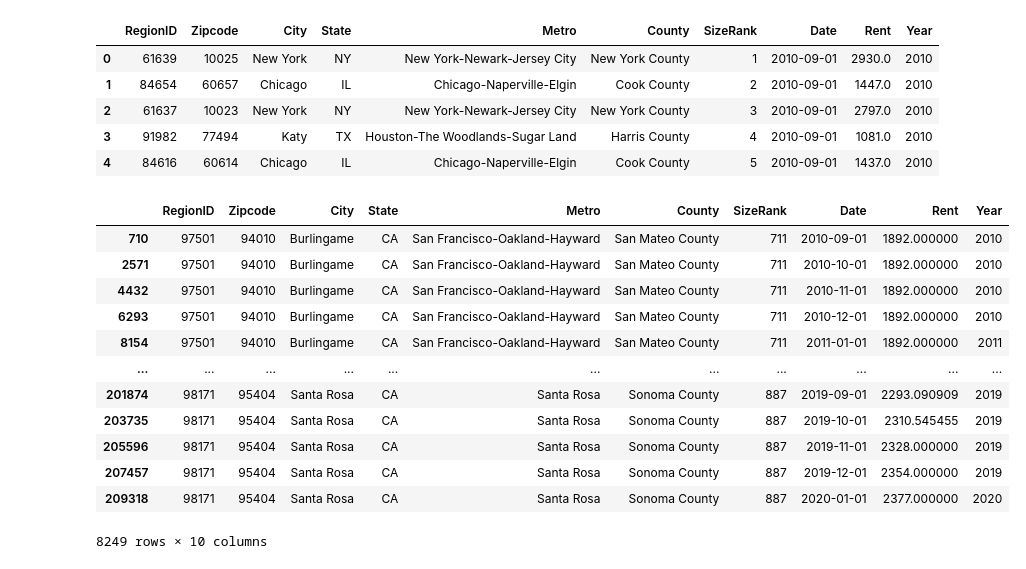
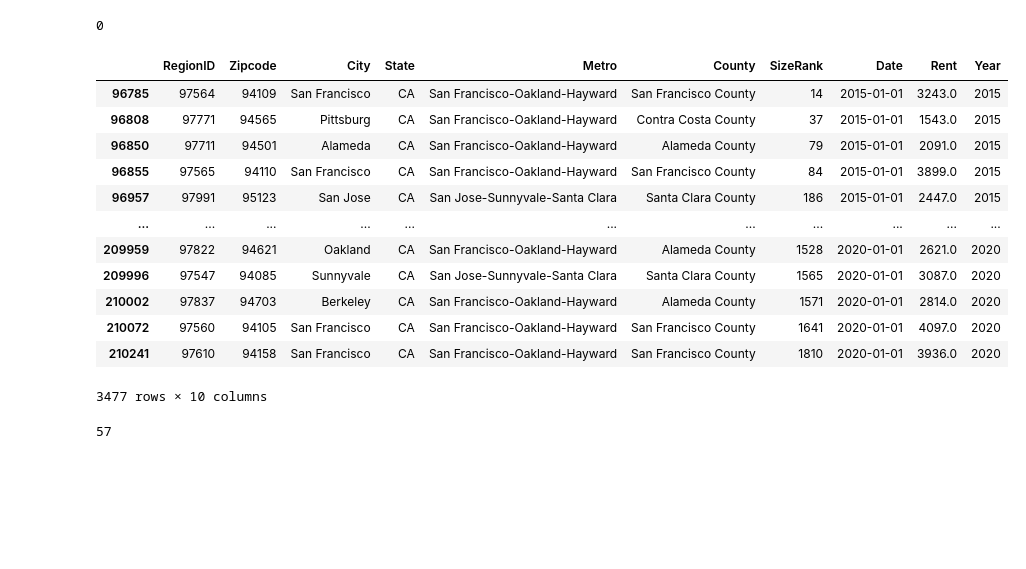
Before and after one commit to EugeniaDickson/zillow_rent_index, a Jupyter notebook: Jane/model_testing.ipynb, the cells around one changed output. Saved outputs shown, nothing was run; the diff lists cells and outputs as text; code cells hidden in the pictures; blank space fills up the shorter version.

```diff
--- a/Jane/model_testing.ipynb
+++ b/Jane/model_testing.ipynb
@@ -9,10 +8,5 @@
-# %%
-zillow_data.head()
-# %% [output]
-|  | RegionID | Zipcode | City | State | Metro | County | SizeRank | Date | Rent | Year |
-| 0 | 61639 | 10025 | New York | NY | New York-Newark-Jersey City | New York County | 1 | 2010-09-01 | 2930.0 | 2010 |
-| 1 | 84654 | 60657 | Chicago | IL | Chicago-Naperville-Elgin | Cook County | 2 | 2010-09-01 | 1447.0 | 2010 |
-| 2 | 61637 | 10023 | New York | NY | New York-Newark-Jersey City | New York County | 3 | 2010-09-01 | 2797.0 | 2010 |
-| 3 | 91982 | 77494 | Katy | TX | Houston-The Woodlands-Sugar Land | Harris County | 4 | 2010-09-01 | 1081.0 | 2010 |
-| 4 | 84616 | 60614 | Chicago | IL | Chicago-Naperville-Elgin | Cook County | 5 | 2010-09-01 | 1437.0 | 2010 |
+# %%
+zillow_data['Rent'].isnull().sum()
+# %% [output]
+0
 # %%
@@ -23,16 +24,21 @@ metro = ['San Francisco, CA', 'San Jose, CA']
 # %%
-zillow_data[zillow_data['County'].isin(counties)].sort_values(['Zipcode', 'Date'])
+zillow_data_sf = zillow_data[zillow_data['County'].isin(counties)]
+zillow_data_sf
 # %% [output]
 |  | RegionID | Zipcode | City | State | Metro | County | SizeRank | Date | Rent | Year |
-| 710 | 97501 | 94010 | Burlingame | CA | San Francisco-Oakland-Hayward | San Mateo County | 711 | 2010-09-01 | 1892.000000 | 2010 |
-| 2571 | 97501 | 94010 | Burlingame | CA | San Francisco-Oakland-Hayward | San Mateo County | 711 | 2010-10-01 | 1892.000000 | 2010 |
-| 4432 | 97501 | 94010 | Burlingame | CA | San Francisco-Oakland-Hayward | San Mateo County | 711 | 2010-11-01 | 1892.000000 | 2010 |
-| 6293 | 97501 | 94010 | Burlingame | CA | San Francisco-Oakland-Hayward | San Mateo County | 711 | 2010-12-01 | 1892.000000 | 2010 |
-| 8154 | 97501 | 94010 | Burlingame | CA | San Francisco-Oakland-Hayward | San Mateo County | 711 | 2011-01-01 | 1892.000000 | 2011 |
+| 96785 | 97564 | 94109 | San Francisco | CA | San Francisco-Oakland-Hayward | San Francisco County | 14 | 2015-01-01 | 3243.0 | 2015 |
+| 96808 | 97771 | 94565 | Pittsburg | CA | San Francisco-Oakland-Hayward | Contra Costa County | 37 | 2015-01-01 | 1543.0 | 2015 |
+| 96850 | 97711 | 94501 | Alameda | CA | San Francisco-Oakland-Hayward | Alameda County | 79 | 2015-01-01 | 2091.0 | 2015 |
+| 96855 | 97565 | 94110 | San Francisco | CA | San Francisco-Oakland-Hayward | San Francisco County | 84 | 2015-01-01 | 3899.0 | 2015 |
+| 96957 | 97991 | 95123 | San Jose | CA | San Jose-Sunnyvale-Santa Clara | Santa Clara County | 186 | 2015-01-01 | 2447.0 | 2015 |
 | ... | ... | ... | ... | ... | ... | ... | ... | ... | ... | ... |
-| 201874 | 98171 | 95404 | Santa Rosa | CA | Santa Rosa | Sonoma County | 887 | 2019-09-01 | 2293.090909 | 2019 |
-| 203735 | 98171 | 95404 | Santa Rosa | CA | Santa Rosa | Sonoma County | 887 | 2019-10-01 | 2310.545455 | 2019 |
-| 205596 | 98171 | 95404 | Santa Rosa | CA | Santa Rosa | Sonoma County | 887 | 2019-11-01 | 2328.000000 | 2019 |
-| 207457 | 98171 | 95404 | Santa Rosa | CA | Santa Rosa | Sonoma County | 887 | 2019-12-01 | 2354.000000 | 2019 |
-| 209318 | 98171 | 95404 | Santa Rosa | CA | Santa Rosa | Sonoma County | 887 | 2020-01-01 | 2377.000000 | 2020 |
+| 209959 | 97822 | 94621 | Oakland | CA | San Francisco-Oakland-Hayward | Alameda County | 1528 | 2020-01-01 | 2621.0 | 2020 |
+| 209996 | 97547 | 94085 | Sunnyvale | CA | San Jose-Sunnyvale-Santa Clara | Santa Clara County | 1565 | 2020-01-01 | 3087.0 | 2020 |
+| 210002 | 97837 | 94703 | Berkeley | CA | San Francisco-Oakland-Hayward | Alameda County | 1571 | 2020-01-01 | 2814.0 | 2020 |
+| 210072 | 97560 | 94105 | San Francisco | CA | San Francisco-Oakland-Hayward | San Francisco County | 1641 | 2020-01-01 | 4097.0 | 2020 |
+| 210241 | 97610 | 94158 | San Francisco | CA | San Francisco-Oakland-Hayward | San Francisco County | 1810 | 2020-01-01 | 3936.0 | 2020 |
-8249 rows × 10 columns
+3477 rows × 10 columns
+# %%
+zillow_data_sf['Zipcode'].nunique()
+# %% [output]
+57
```
Also changed, not shown: parts of 3 cells of this notebook, 2 other files.
